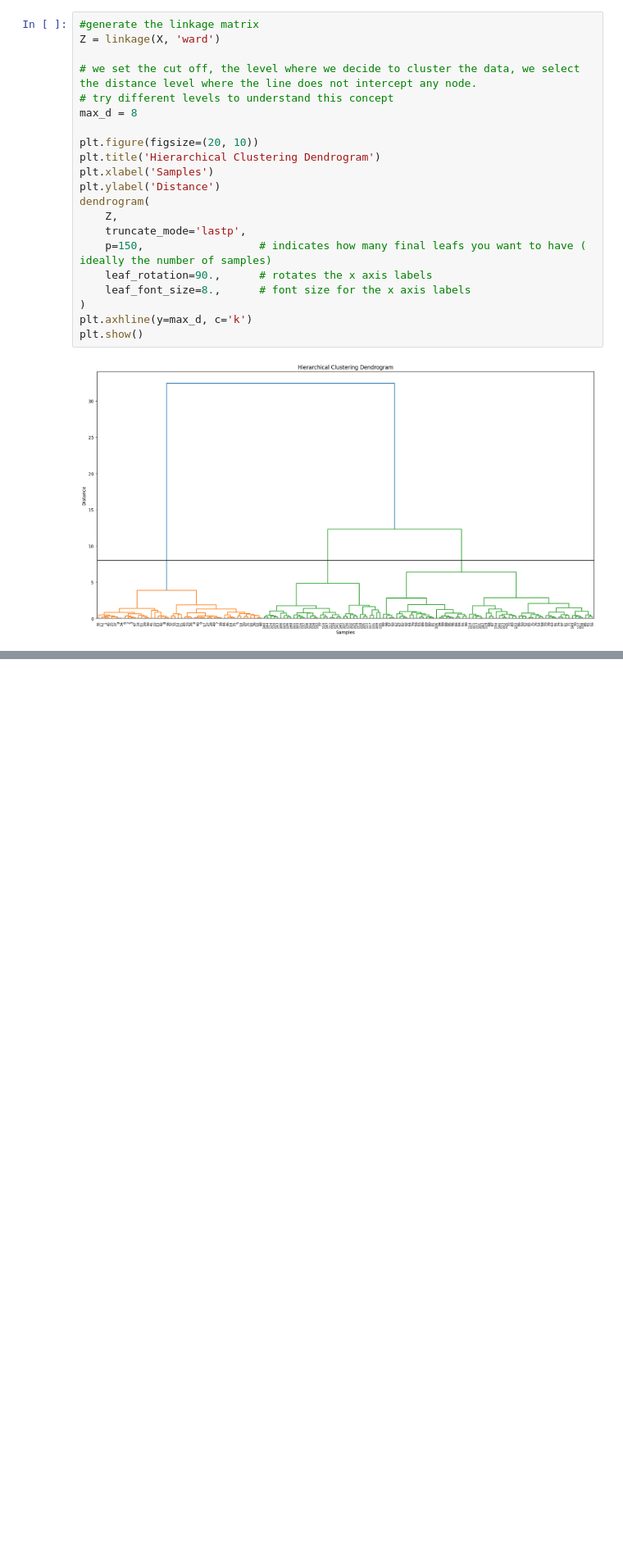
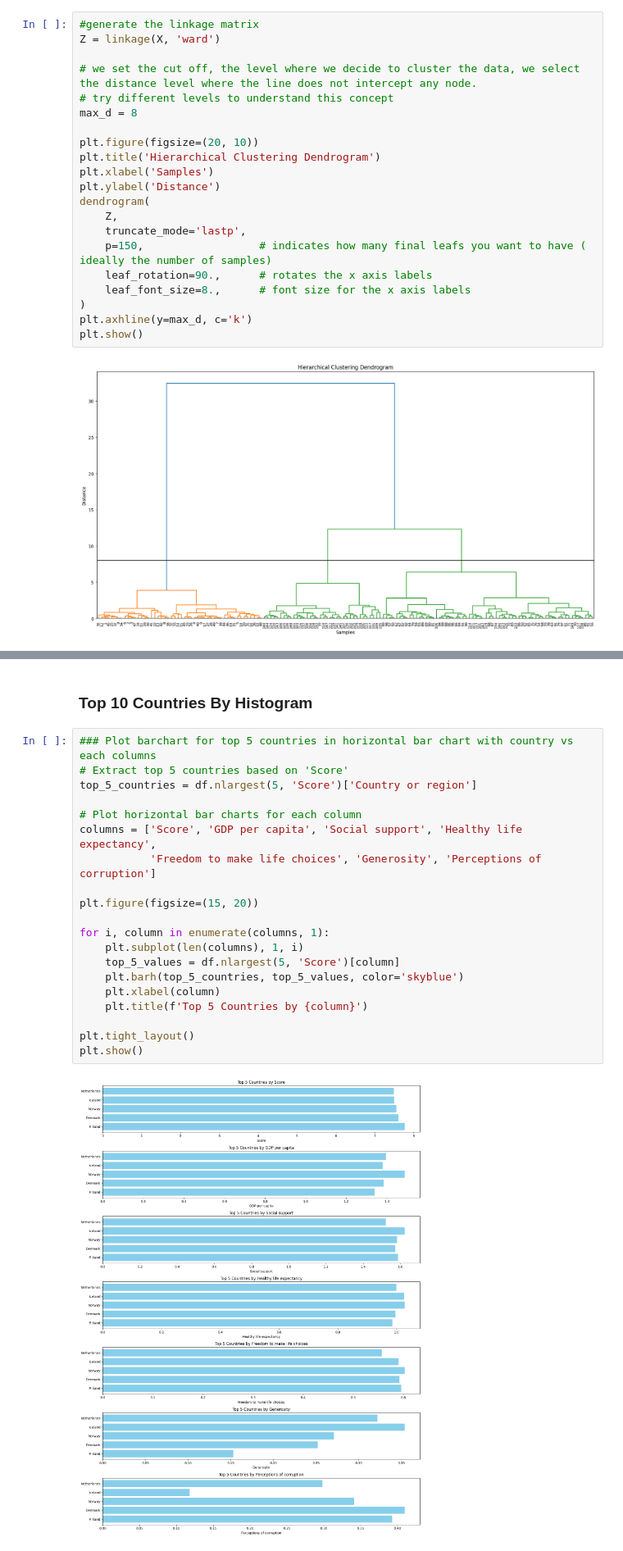
Before and after one commit to sudipnext/nextonDataMining, a Jupyter notebook: LAB4-Clustering/lab4.ipynb, the cells around one changed output, grey strips where cells are left out. Shown at 82% size. Drawn from its saved outputs; the diff is of its cells as text; blank space fills up the shorter version.

```diff
--- a/LAB4-Clustering/lab4.ipynb
+++ b/LAB4-Clustering/lab4.ipynb
@@ -227,0 +297,24 @@ plt.show()
+# %% [markdown]
+### Top 10 Countries By Histogram
+# %%
+### Plot barchart for top 5 countries in horizontal bar chart with country vs each columns
+# Extract top 5 countries based on 'Score'
+top_5_countries = df.nlargest(5, 'Score')['Country or region']
+
+# Plot horizontal bar charts for each column
+columns = ['Score', 'GDP per capita', 'Social support', 'Healthy life expectancy',
+           'Freedom to make life choices', 'Generosity', 'Perceptions of corruption']
+
+plt.figure(figsize=(15, 20))
+
+for i, column in enumerate(columns, 1):
+    plt.subplot(len(columns), 1, i)
+    top_5_values = df.nlargest(5, 'Score')[column]
+    plt.barh(top_5_countries, top_5_values, color='skyblue')
+    plt.xlabel(column)
+    plt.title(f'Top 5 Countries by {column}')
+
+plt.tight_layout()
+plt.show()
+# %% [output]
+[figure, added]
```
Also changed, not shown: parts of 28 cells of this notebook.
